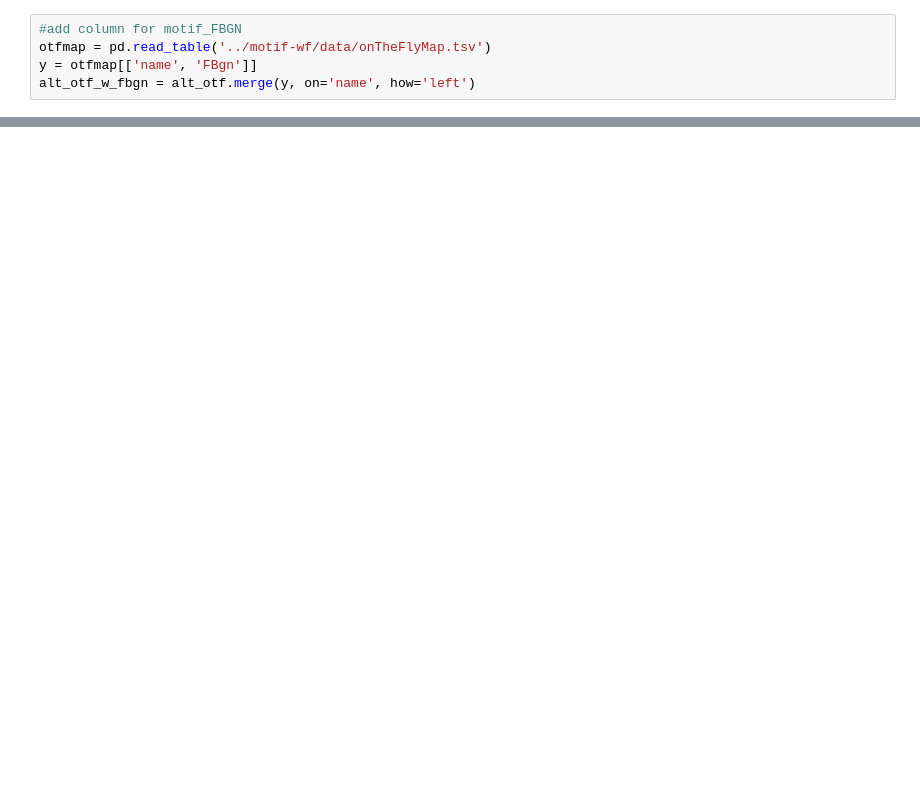
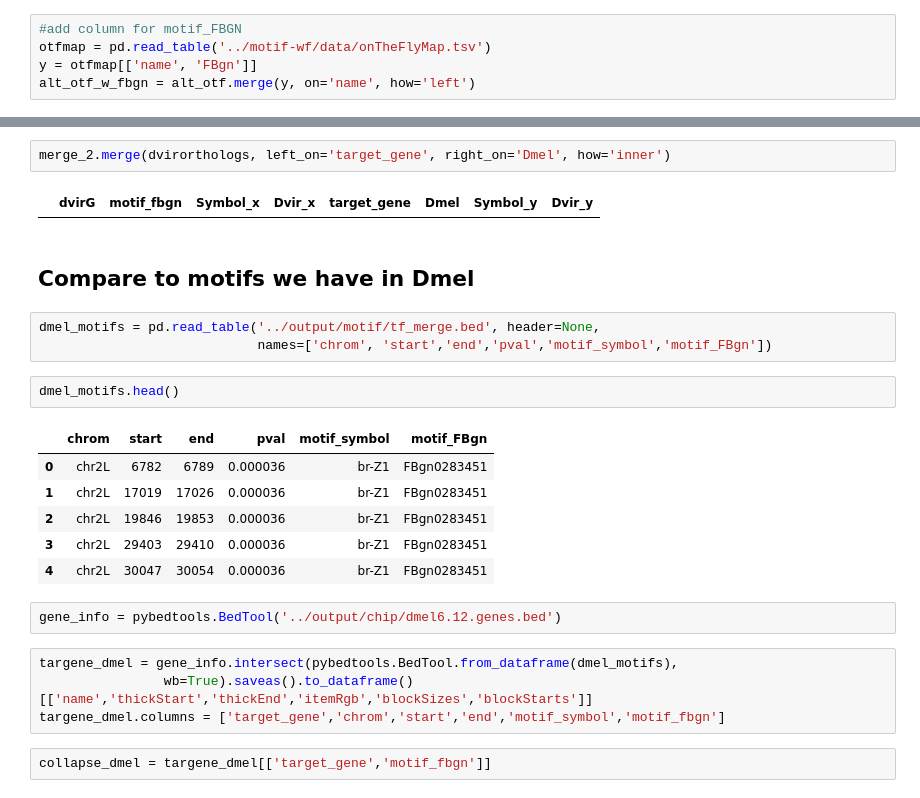
Before and after one commit to isabelleberger/s2cell-prior, a Jupyter notebook: notebook/2018-02-16_fimo_w_virilis.ipynb, the cells around one changed output, grey strips where cells are left out. Cells and saved outputs as stored; diff of their text form; blank space fills up the shorter version.

```diff
--- a/notebook/2018-02-16_fimo_w_virilis.ipynb
+++ b/notebook/2018-02-16_fimo_w_virilis.ipynb
@@ -167,0 +214,26 @@ otf_merge = otf_w_motiffbgn[['chrom','start','end',]]
+# %%
+merge_2.merge(dvirorthologs, left_on='target_gene', right_on='Dmel', how='inner')
+# %% [output]
+|  | dvirG | motif_fbgn | Symbol_x | Dvir_x | target_gene | Dmel | Symbol_y | Dvir_y |
+# %% [markdown]
+## Compare to motifs we have in Dmel
+# %%
+dmel_motifs = pd.read_table('../output/motif/tf_merge.bed', header=None,
+                            names=['chrom', 'start','end','pval','motif_symbol','motif_FBgn'])
+# %%
+dmel_motifs.head()
+# %% [output]
+|  | chrom | start | end | pval | motif_symbol | motif_FBgn |
+| 0 | chr2L | 6782 | 6789 | 0.000036 | br-Z1 | FBgn0283451 |
+| 1 | chr2L | 17019 | 17026 | 0.000036 | br-Z1 | FBgn0283451 |
+| 2 | chr2L | 19846 | 19853 | 0.000036 | br-Z1 | FBgn0283451 |
+| 3 | chr2L | 29403 | 29410 | 0.000036 | br-Z1 | FBgn0283451 |
+| 4 | chr2L | 30047 | 30054 | 0.000036 | br-Z1 | FBgn0283451 |
+# %%
+gene_info = pybedtools.BedTool('../output/chip/dmel6.12.genes.bed')
+# %%
+targene_dmel = gene_info.intersect(pybedtools.BedTool.from_dataframe(dmel_motifs),
+                wb=True).saveas().to_dataframe()[['name','thickStart','thickEnd','itemRgb','blockSizes','blockStarts']]
+targene_dmel.columns = ['target_gene','chrom','start','end','motif_symbol','motif_fbgn']
+# %%
+collapse_dmel = targene_dmel[['target_gene','motif_fbgn']]
```
Also changed, not shown: parts of 57 cells of this notebook, 1 other file.
